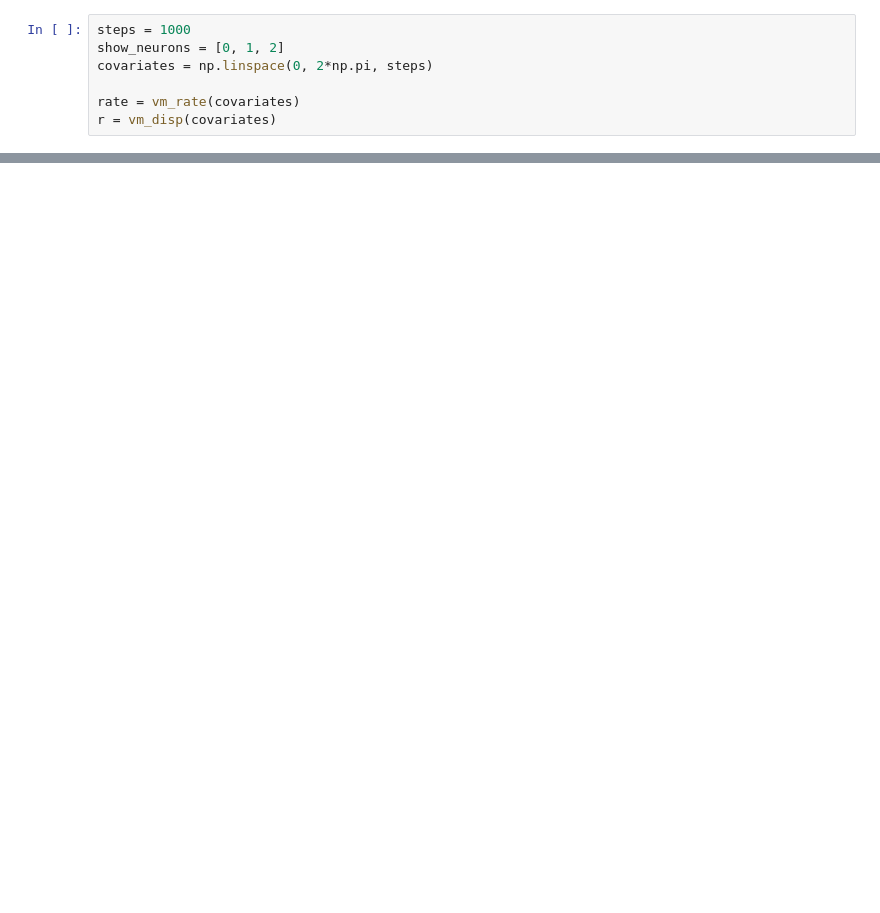
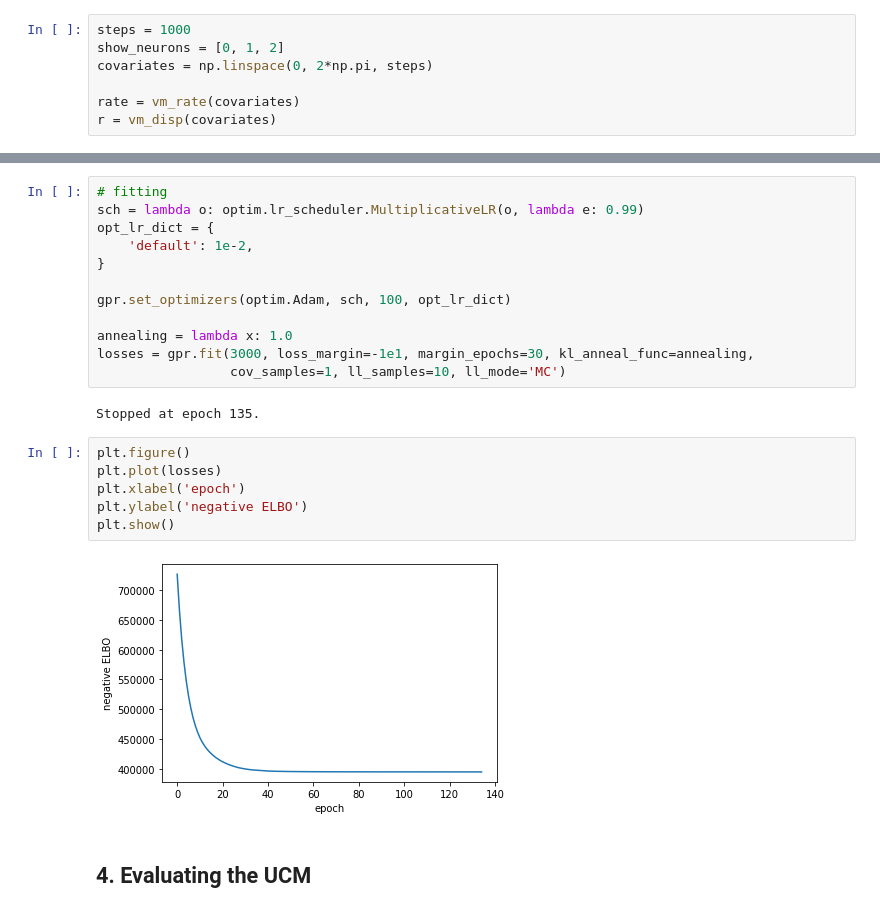
Before and after one commit to davindicode/universal-count-model, a Jupyter notebook: examples/spike_count_trials_regression.ipynb, the cells around one changed output, grey strips where cells are left out. Drawn from its saved outputs; the diff is of its cells as text; blank space fills up the shorter version.

```diff
--- a/examples/spike_count_trials_regression.ipynb
+++ b/examples/spike_count_trials_regression.ipynb
@@ -120,0 +194,25 @@ plt.show()
+# %%
+# fitting
+sch = lambda o: optim.lr_scheduler.MultiplicativeLR(o, lambda e: 0.99)
+opt_lr_dict = {
+    'default': 1e-2,
+}
+
+gpr.set_optimizers(optim.Adam, sch, 100, opt_lr_dict)
+
+annealing = lambda x: 1.0
+losses = gpr.fit(3000, loss_margin=-1e1, margin_epochs=30, kl_anneal_func=annealing,
+                 cov_samples=1, ll_samples=10, ll_mode='MC')
+# %% [output]
+Stopped at epoch 135.
+# %%
+plt.figure()
+plt.plot(losses)
+plt.xlabel('epoch')
+plt.ylabel('negative ELBO')
+plt.show()
+# %% [output]
+[figure, added]
+# %% [markdown]
+<a id='eval'></a>
+## 4. Evaluating the UCM
```
Also changed, not shown: parts of 17 cells of this notebook, 15 other files.
